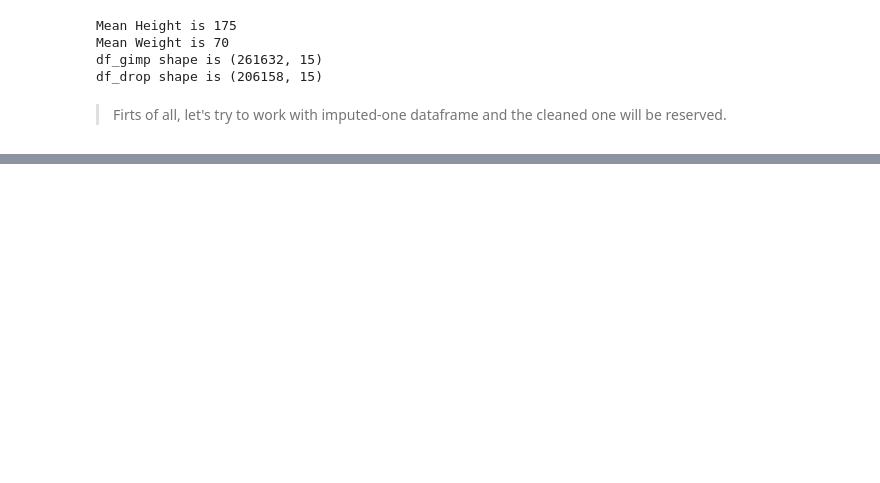
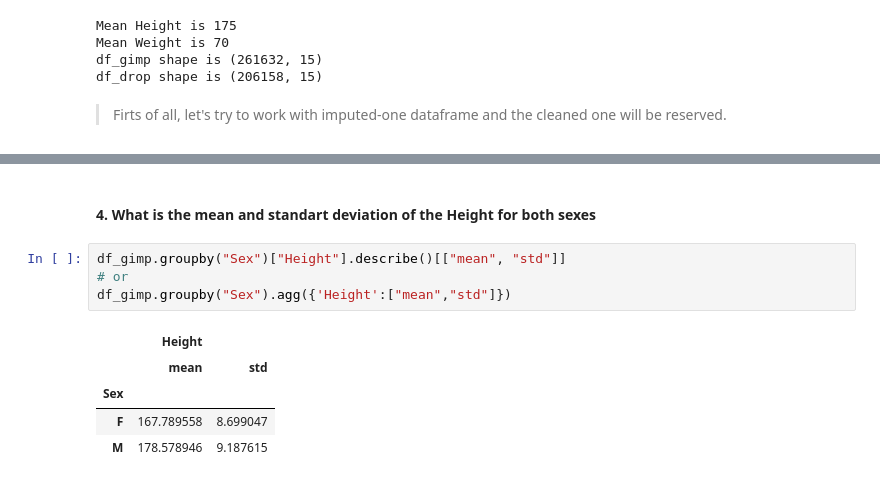
Before and after one commit to nvaulin/Statistics_BI_2022, a Jupyter notebook: Proj_1_Olympics/Vaulin_Pr1_Olympics.ipynb, the cells around one changed output, grey strips where cells are left out. Cells and saved outputs as stored; diff of their text form; blank space fills up the shorter version.

```diff
--- a/Proj_1_Olympics/Vaulin_Pr1_Olympics.ipynb
+++ b/Proj_1_Olympics/Vaulin_Pr1_Olympics.ipynb
@@ -401,0 +413,12 @@ df_drop shape is (206158, 15)
+# %% [markdown]
+#### 4. What is the mean and standart deviation of the Height for both sexes
+# %%
+df_gimp.groupby("Sex")["Height"].describe()[["mean", "std"]]
+# or
+df_gimp.groupby("Sex").agg({'Height':["mean","std"]})
+# %% [output]
+|  | Height |  |
+|  | mean | std |
+| Sex |  |  |
+| F | 167.789558 | 8.699047 |
+| M | 178.578946 | 9.187615 |
```
Also changed, not shown: parts of 24 cells of this notebook, 2 other files.
